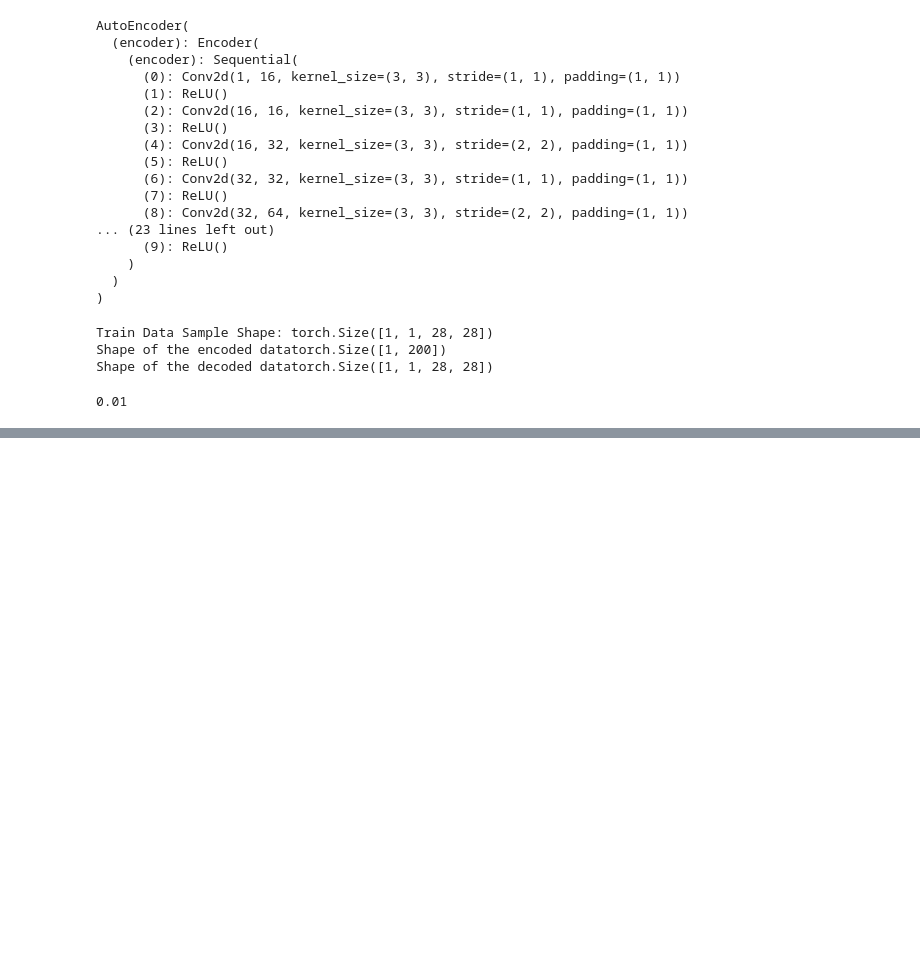
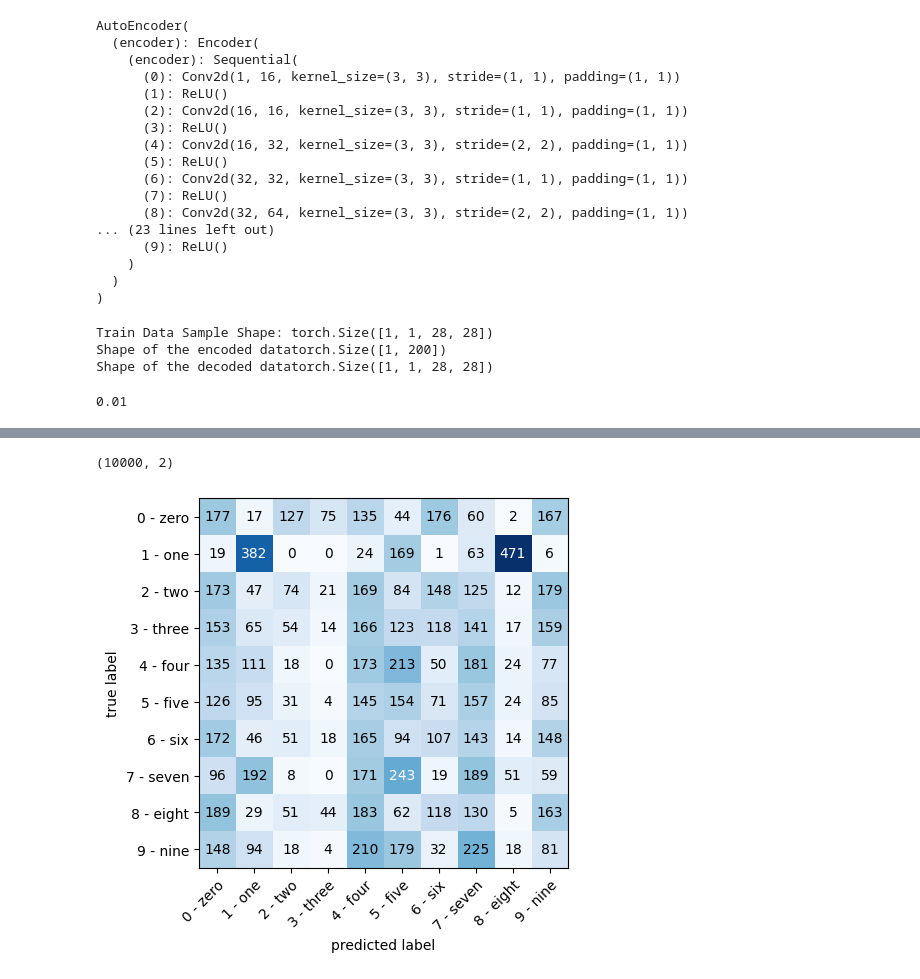
Before and after one commit to kmsmeng/ML_Projects, a Jupyter notebook: Image_Clustering/image_clustering_cnn_modifyable.ipynb, the cells around one changed output, grey strips where cells are left out. Cells and saved outputs as stored; diff of their text form; code cells hidden in the pictures; blank space fills up the shorter version.

```diff
--- a/Image_Clustering/image_clustering_cnn_modifyable.ipynb
+++ b/Image_Clustering/image_clustering_cnn_modifyable.ipynb
@@ -571,0 +575,27 @@ plt.show()
+# %%
+pca_data.shape
+# %% [output]
+(10000, 2)
+# %%
+from sklearn.cluster import KMeans
+
+kmeans = KMeans(n_clusters=10)
+
+cluster_labels = kmeans.fit_predict(pca_data)
+# %%
+cluster_labels_tensor = torch.tensor(cluster_labels)
+# %%
+# Get the confusion matrix of the tensor and plot into a chart or rows and columns
+from torchmetrics import ConfusionMatrix
+from mlxtend.plotting import plot_confusion_matrix
+
+confusion_matrix = ConfusionMatrix(task='multiclass', num_classes=10)
+confusion_matrix_tensor = confusion_matrix(cluster_labels_tensor, label_data)
+
+
+fig, ax = plot_confusion_matrix(
+    conf_mat=confusion_matrix_tensor.numpy(),
+    class_names=test_data.classes
+)
+# %% [output]
+[figure, added]
```
Also changed, not shown: parts of 16 cells of this notebook, 1 other file.
